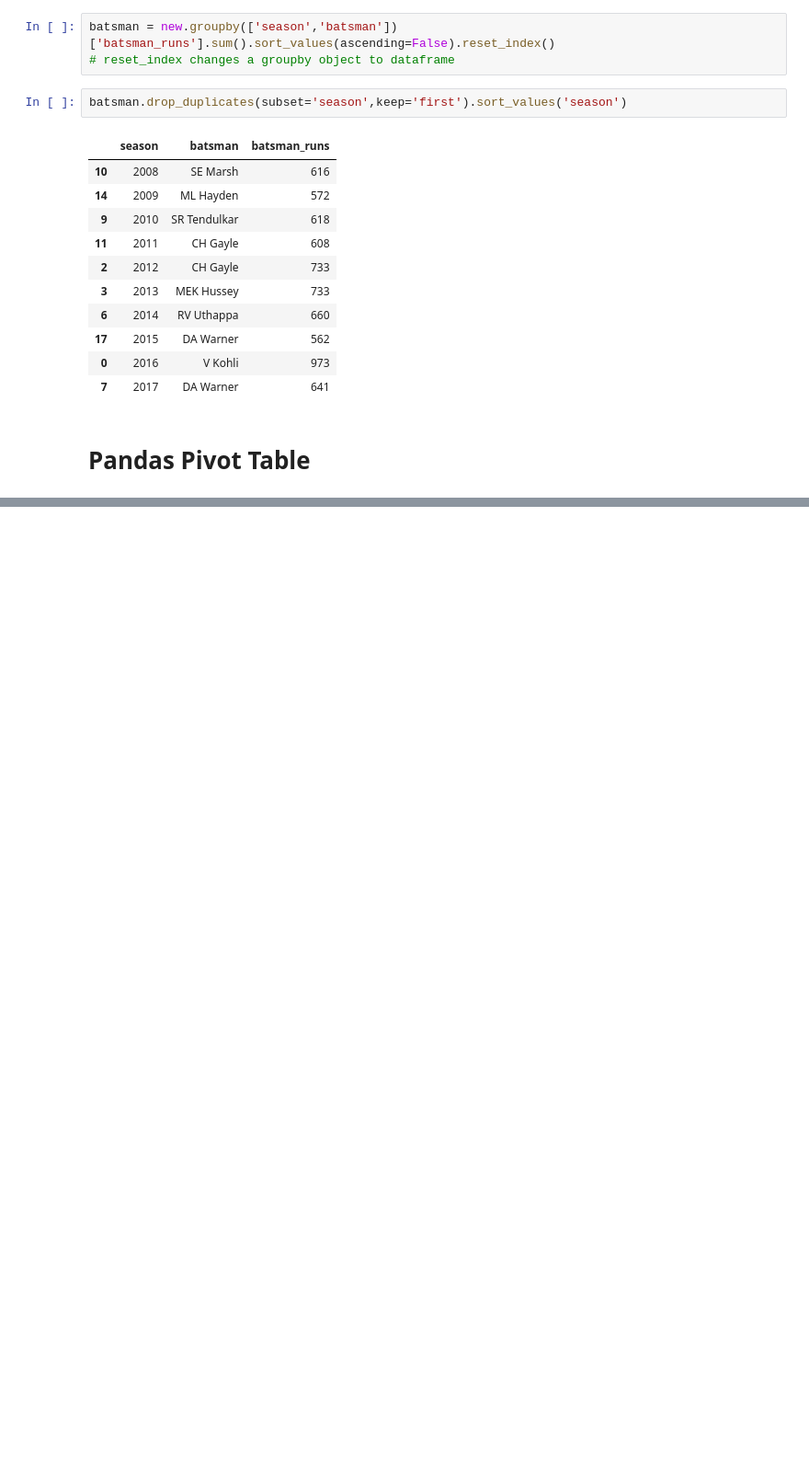
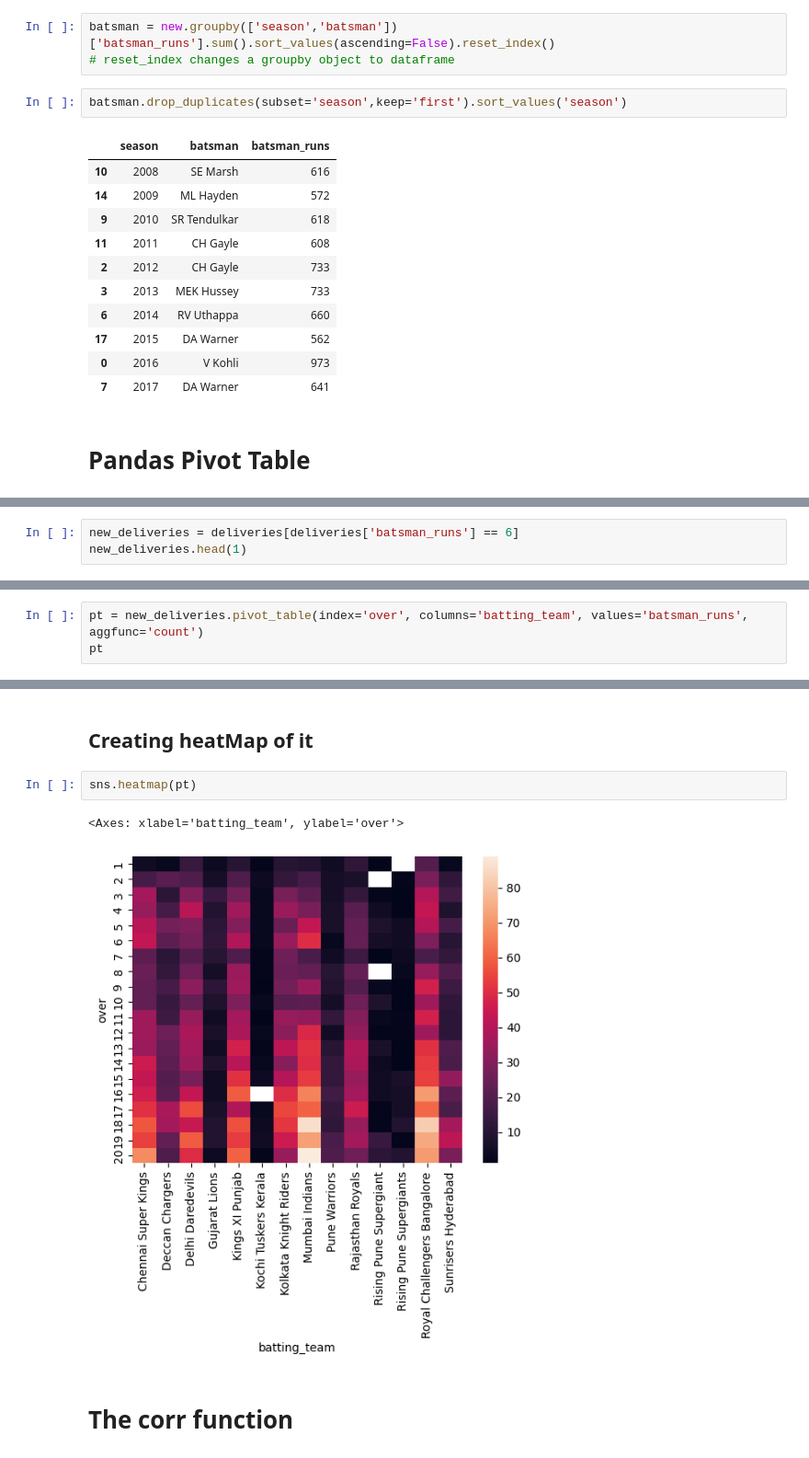
Before and after one commit to ebuillent13yadav/Pandas_Notes, a Jupyter notebook: Pandas_Turtorial.ipynb, the cells around one changed output, grey strips where cells are left out. Shown at 92% size. Cells and saved outputs as stored; diff of their text form; blank space fills up the shorter version.

```diff
--- a/Pandas_Turtorial.ipynb
+++ b/Pandas_Turtorial.ipynb
@@ -550,0 +554,3 @@ batsman.drop_duplicates(subset='season',keep='first').sort_values('season')
+# %%
+new_deliveries = deliveries[deliveries['batsman_runs'] == 6]
+new_deliveries.head(1)
@@ -550,0 +561,3 @@ batsman.drop_duplicates(subset='season',keep='first').sort_values('season')
+# %%
+pt = new_deliveries.pivot_table(index='over', columns='batting_team', values='batsman_runs', aggfunc='count')
+pt
@@ -550,0 +583,9 @@ batsman.drop_duplicates(subset='season',keep='first').sort_values('season')
+# %% [markdown]
+## Creating heatMap of it
+# %%
+sns.heatmap(pt)
+# %% [output]
+<Axes: xlabel='batting_team', ylabel='over'>
+[figure, added]
+# %% [markdown]
+# The corr function
```
Also changed, not shown: parts of 20 cells of this notebook.
